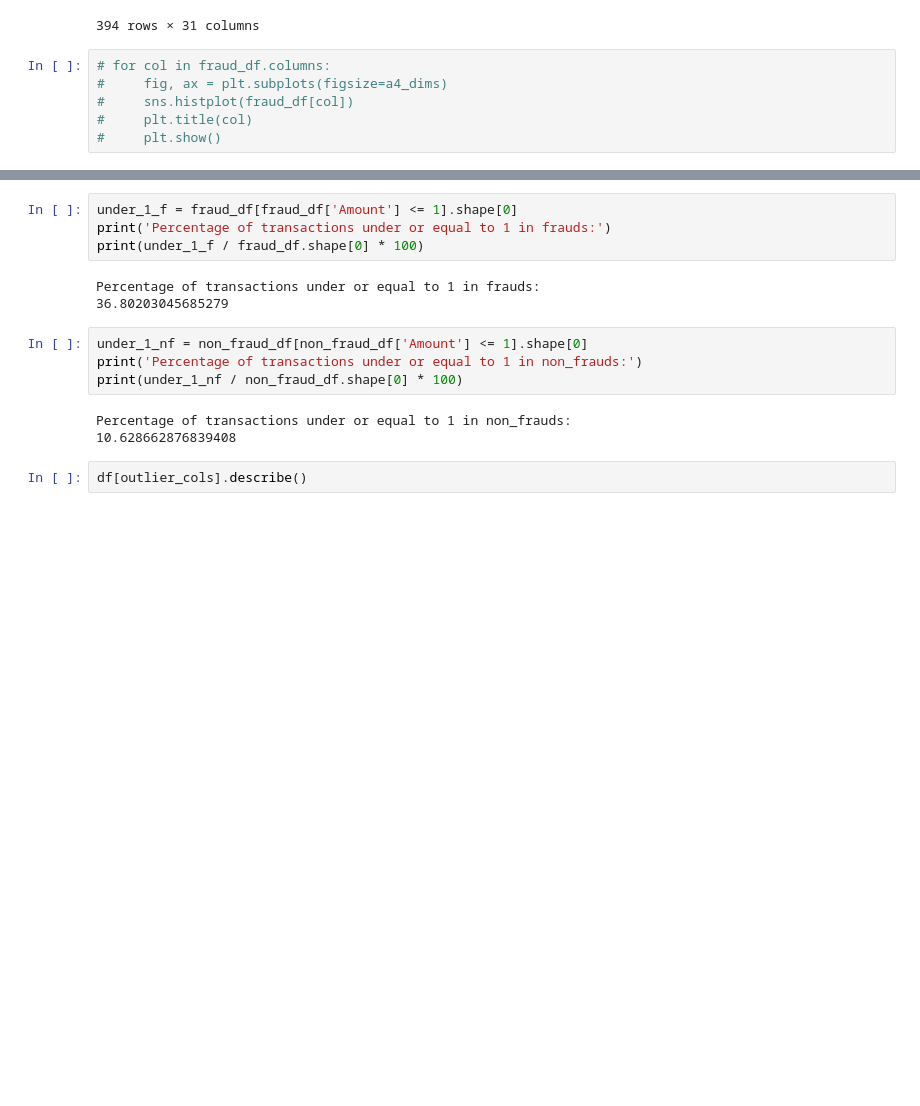
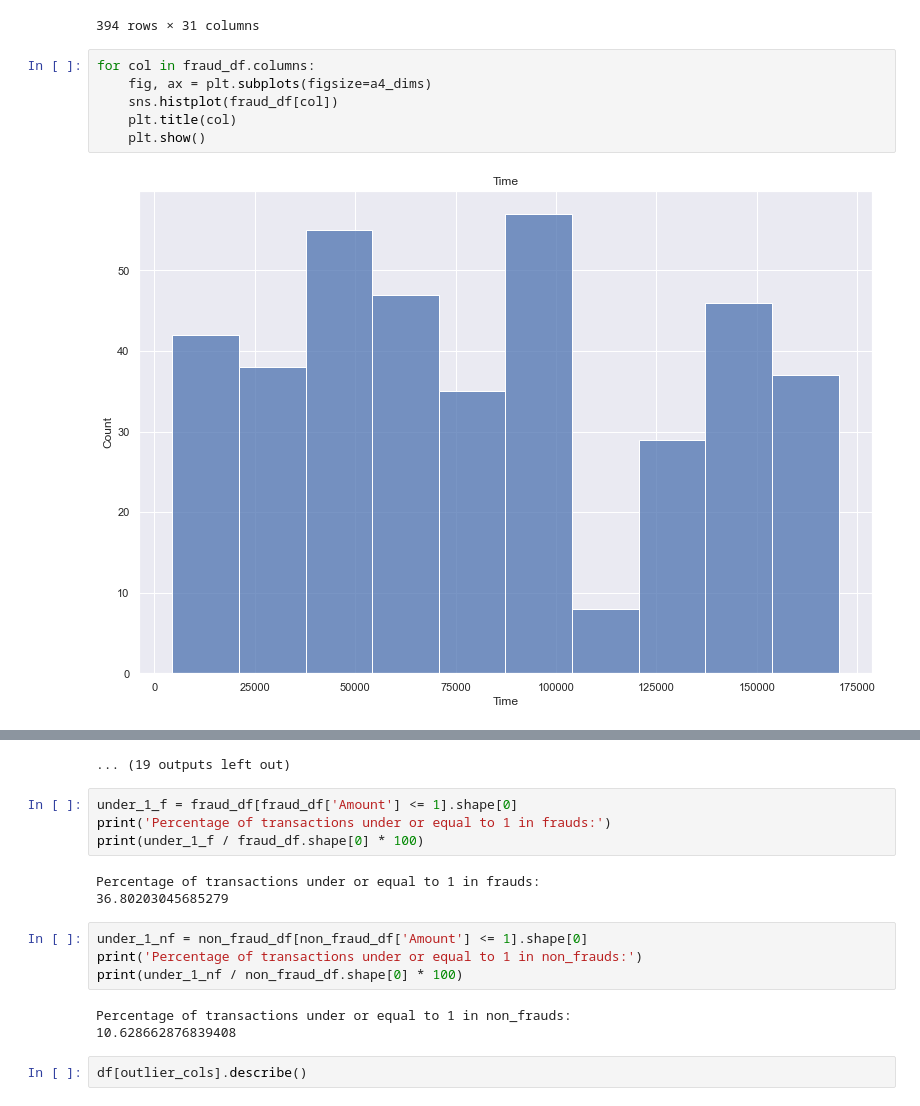
Before and after one commit to patrick-potocny/credit_card_fraud, a Jupyter notebook: credit_card_fraud_detection.ipynb, the cells around one changed output, grey strips where cells are left out. Cells and saved outputs as stored; diff of their text form; blank space fills up the shorter version.

```diff
--- a/credit_card_fraud_detection.ipynb
+++ b/credit_card_fraud_detection.ipynb
@@ -192,8 +276,10 @@ fraud_df.sort_values(by='Amount', ascending=False)
 | 149862 | 144839.0 | -6.423306 | 1.658515 | -5.866440 | 2.052064 | -0.615817 | -3.372266 | -5.036556 | 2.643106 | -2.274630 | -7.049229 | ... |
 394 rows × 31 columns
 # %%
-# for col in fraud_df.columns:
-#     fig, ax = plt.subplots(figsize=a4_dims)
-#     sns.histplot(fraud_df[col])
-#     plt.title(col)
-#     plt.show()
+for col in fraud_df.columns:
+    fig, ax = plt.subplots(figsize=a4_dims)
+    sns.histplot(fraud_df[col])
+    plt.title(col)
+    plt.show()
+# %% [output]
+[figure, added]
@@ -200,3 +297,4 @@ fraud_df.sort_values(by='Amount', ascending=False)
+... (19 outputs left out)
 # %%
 under_1_f = fraud_df[fraud_df['Amount'] <= 1].shape[0]
 print('Percentage of transactions under or equal to 1 in frauds:')
```
Also changed, not shown: parts of 26 cells of this notebook.
